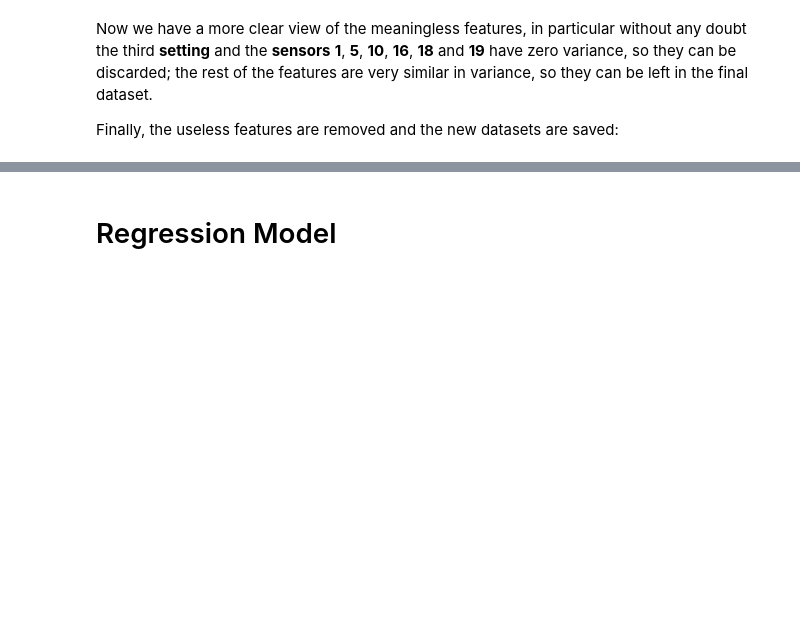
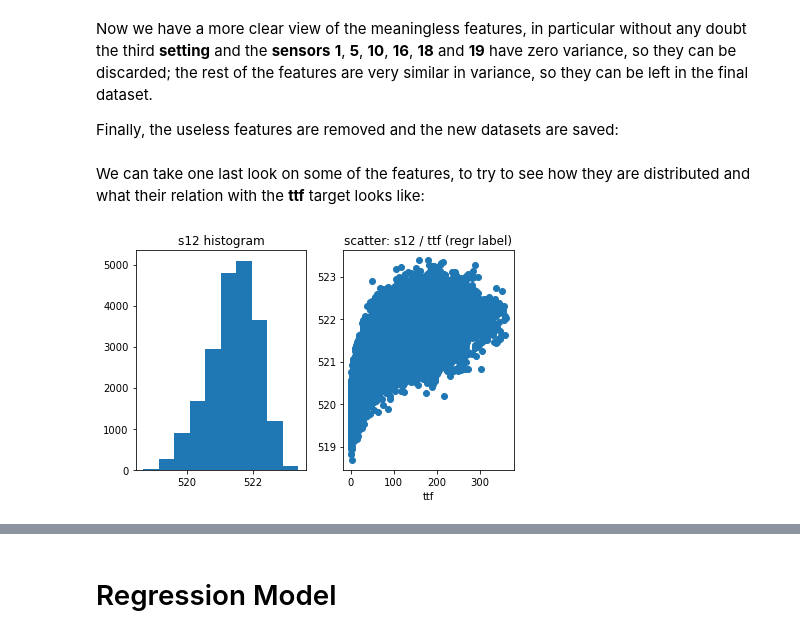
Before and after one commit to Megalodonte/BGHWSW, a Jupyter notebook: Aircraft-pred-main/predictive-maintenance-master/final.ipynb, the cells around one changed output, grey strips where cells are left out. Cells and saved outputs as stored; diff of their text form; code cells hidden in the pictures; blank space fills up the shorter version.

```diff
--- a/Aircraft-pred-main/predictive-maintenance-master/final.ipynb
+++ b/Aircraft-pred-main/predictive-maintenance-master/final.ipynb
@@ -579,3 +597,25 @@ df_train_selected.to_csv('data/trainmine_selected.csv', index=False)
 # test set
 df_test_selected = pd.read_csv("data/testmine.csv", usecols = columns)
 df_test_selected.to_csv('data/testmine_selected.csv', index=False)
+# %% [markdown]
+We can take one last look on some of the features, to try to see how they are distributed and what their relation with the **ttf** target looks like:
+# %%
+import pandas as pd
+import matplotlib.pyplot as plt
+
+df_train = pd.read_csv('data/trainmine_selected.csv')
+
+fig = plt.figure()
+histogram = fig.add_subplot(121)
+histogram.set_title('s12 histogram')
+histogram.hist(df_train["s12"])
+
+scatterplot = fig.add_subplot(122)
+scatterplot.set_title("scatter: s12 / ttf (regr label)")
+scatterplot.set_xlabel('ttf')
+scatterplot.scatter(df_train['ttf'],df_train["s12"])
+
+plt.tight_layout()
+plt.show()
+# %% [output]
+[figure, added]
```
Also changed, not shown: parts of 5 cells of this notebook.
